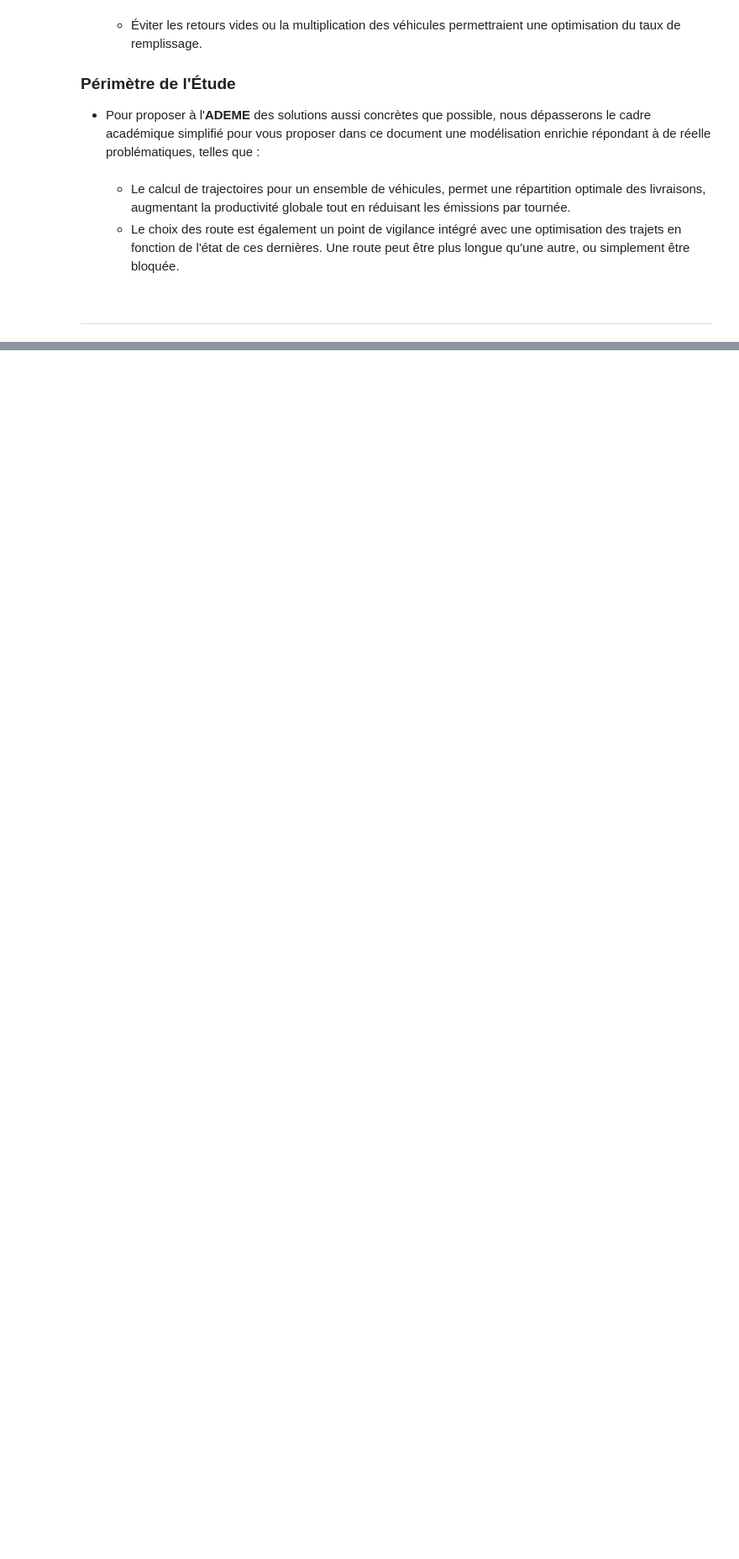
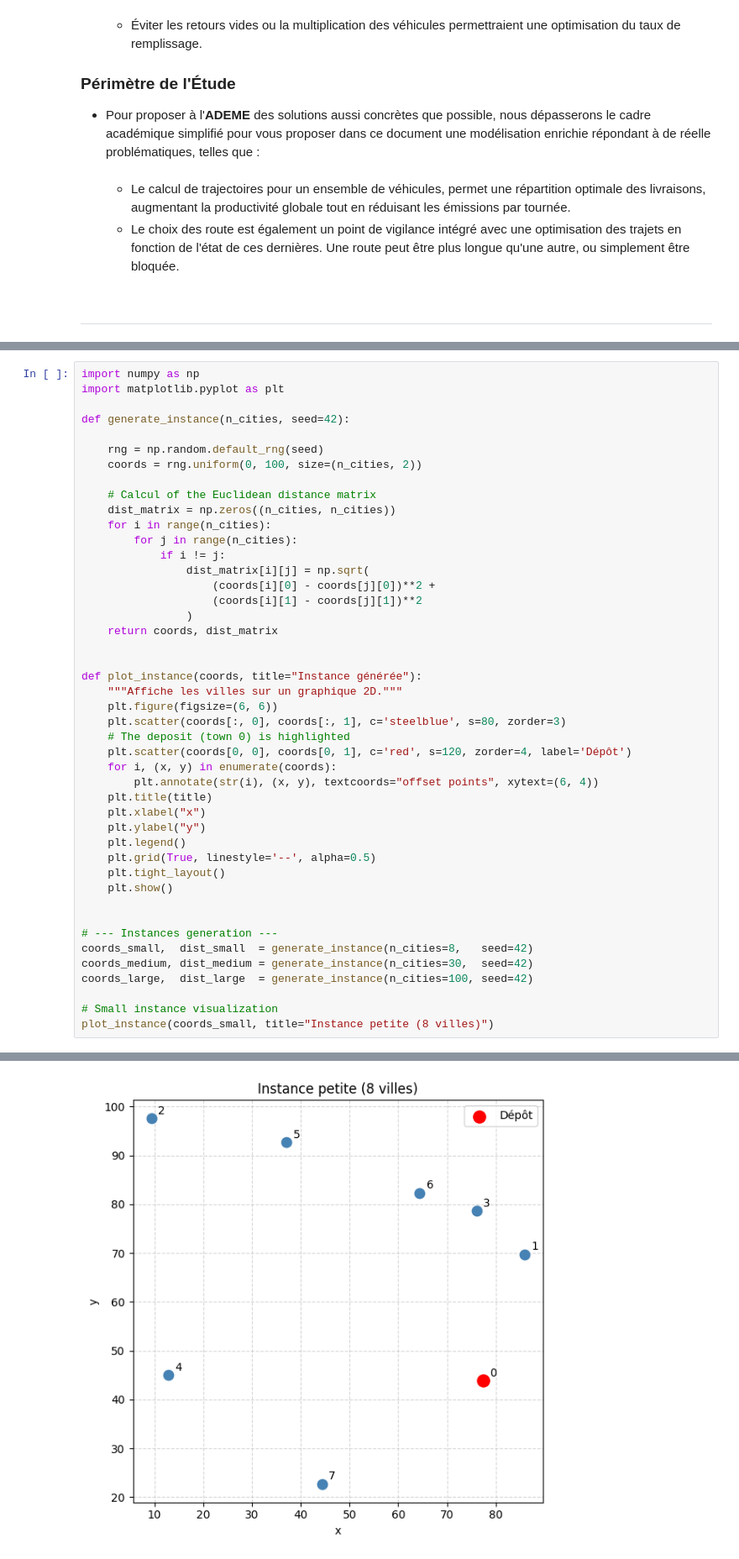
Before and after one commit to LonelyBadeline/CesiCDP, a Jupyter notebook: CesiCDP.ipynb, the cells around one changed output, grey strips where cells are left out. Shown at 84% size. Cells and saved outputs as stored; diff of their text form; blank space fills up the shorter version.

```diff
--- a/CesiCDP.ipynb
+++ b/CesiCDP.ipynb
@@ -882,0 +928,46 @@ Même si le réseau routier réel peut être incomplet, nous travaillons sur un
+# %%
+import numpy as np
+import matplotlib.pyplot as plt
+
+def generate_instance(n_cities, seed=42):
+
+    rng = np.random.default_rng(seed)
+    coords = rng.uniform(0, 100, size=(n_cities, 2))
+
+    # Calcul of the Euclidean distance matrix
+    dist_matrix = np.zeros((n_cities, n_cities))
+    for i in range(n_cities):
+        for j in range(n_cities):
+            if i != j:
+                dist_matrix[i][j] = np.sqrt(
+                    (coords[i][0] - coords[j][0])**2 +
+                    (coords[i][1] - coords[j][1])**2
+                )
+    return coords, dist_matrix
+
+
+def plot_instance(coords, title="Instance générée"):
+    """Affiche les villes sur un graphique 2D."""
+    plt.figure(figsize=(6, 6))
+    plt.scatter(coords[:, 0], coords[:, 1], c='steelblue', s=80, zorder=3)
+    # The deposit (town 0) is highlighted
+    plt.scatter(coords[0, 0], coords[0, 1], c='red', s=120, zorder=4, label='Dépôt')
+    for i, (x, y) in enumerate(coords):
+        plt.annotate(str(i), (x, y), textcoords="offset points", xytext=(6, 4))
+    plt.title(title)
+    plt.xlabel("x")
+    plt.ylabel("y")
+    plt.legend()
+    plt.grid(True, linestyle='--', alpha=0.5)
+    plt.tight_layout()
+    plt.show()
+
+
+# --- Instances generation ---
+coords_small,  dist_small  = generate_instance(n_cities=8,   seed=42)
+coords_medium, dist_medium = generate_instance(n_cities=30,  seed=42)
+coords_large,  dist_large  = generate_instance(n_cities=100, seed=42)
+
+# Small instance visualization
+plot_instance(coords_small, title="Instance petite (8 villes)")
+# %% [output]
@@ -883,3 +992,4 @@ Même si le réseau routier réel peut être incomplet, nous travaillons sur un
+[figure, added]
 # %% [markdown]
 # 4. Anexes
 
```
Also changed, not shown: parts of 3 cells of this notebook, 1 other file.
